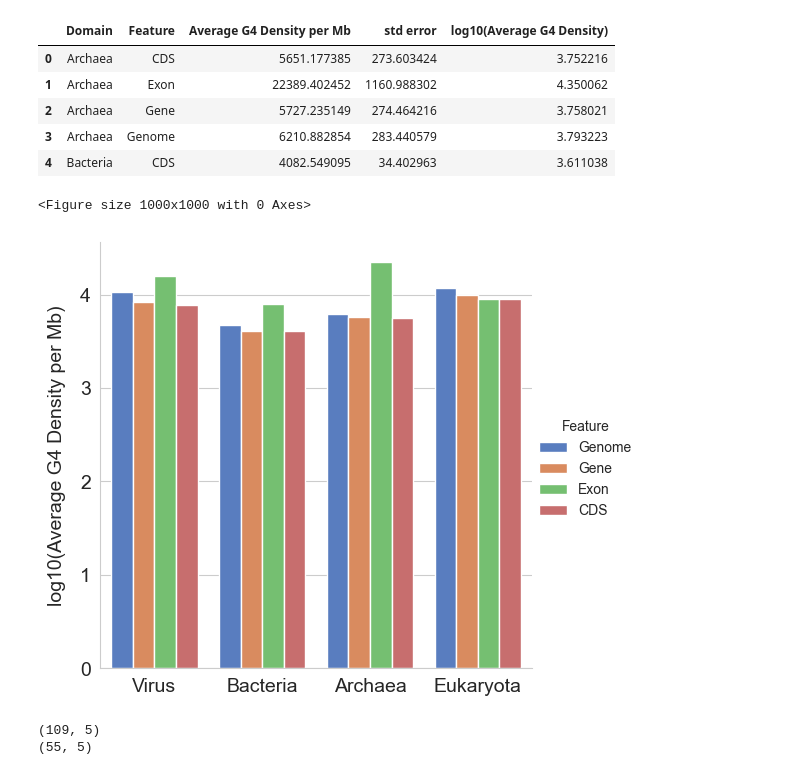
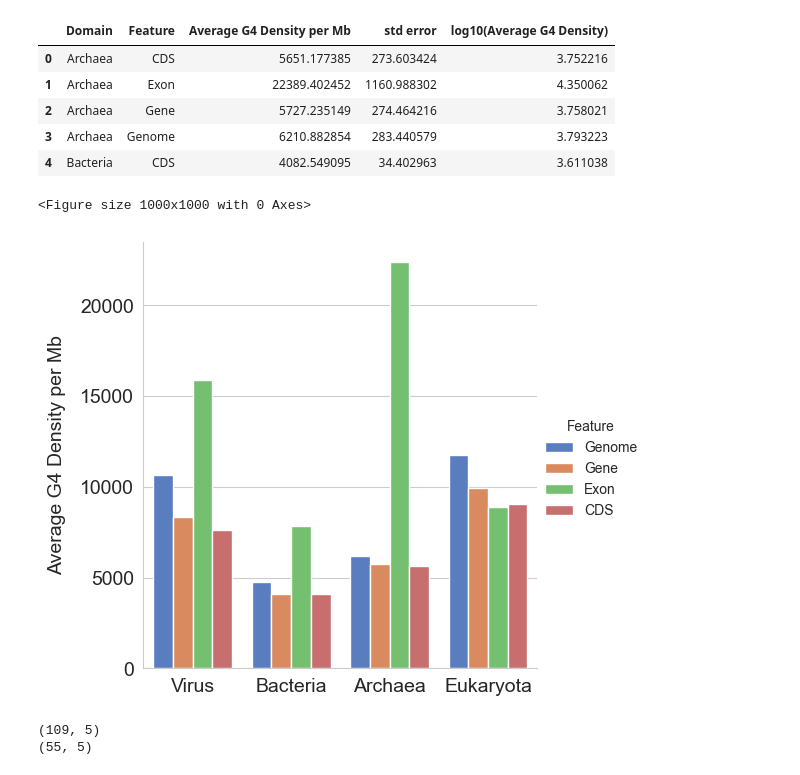
Before and after one commit to Georgakopoulos-Soares-lab/Quadrupia, a Jupyter notebook: notebooks/7_g4_distribution_genomic_compartments.ipynb, the cells around one changed output. Saved outputs shown, nothing was run; the diff lists cells and outputs as text; code cells hidden in the pictures.

```diff
--- a/notebooks/7_g4_distribution_genomic_compartments.ipynb
+++ b/notebooks/7_g4_distribution_genomic_compartments.ipynb
@@ -107,32 +107,32 @@ df_domain_grouped.head()
 # %%
 sns.set_style("whitegrid")
 plt.figure(figsize=(10, 10))
 
 # order of categories
 domain_order = ["Virus", "Bacteria", "Archaea", "Eukaryota"]
 feature_order = ['Genome', 'Gene', 'Exon', 'CDS']
 
 # plot
 sns.catplot(
     data=df_domain_grouped,
     kind="bar",
     x="Domain",
-    y="log10(Average G4 Density)",
+    y="Average G4 Density per Mb",
     hue="Feature",
     order=domain_order,
     hue_order=feature_order,
     palette='muted'
 )
 
 # formatting
 plt.xticks(fontsize=14)
 plt.yticks(fontsize=14)
 plt.xlabel('')
-plt.ylabel('log10(Average G4 Density per Mb)', fontsize=14, labelpad=10)
+plt.ylabel('Average G4 Density per Mb', fontsize=14, labelpad=10)
 plt.savefig(f"../plots/feature_domain_g4_density_{g4_tool}.png")
 # %% [output]
 <Figure size 1000x1000 with 0 Axes>
-[figure, old version]
+[figure, new version]
 # %%
 # create new dataframe for grouped phylum plots
 df_phylum_plot = df_g4[['Domain', 'Phylum', 'G4 Density per Mb: Genome', 'G4 Density per Mb: Gene', 'G4 Density per Mb: Exon', 'G4 Density per Mb: CDS']]
```
Also changed, not shown: 5 other files.
